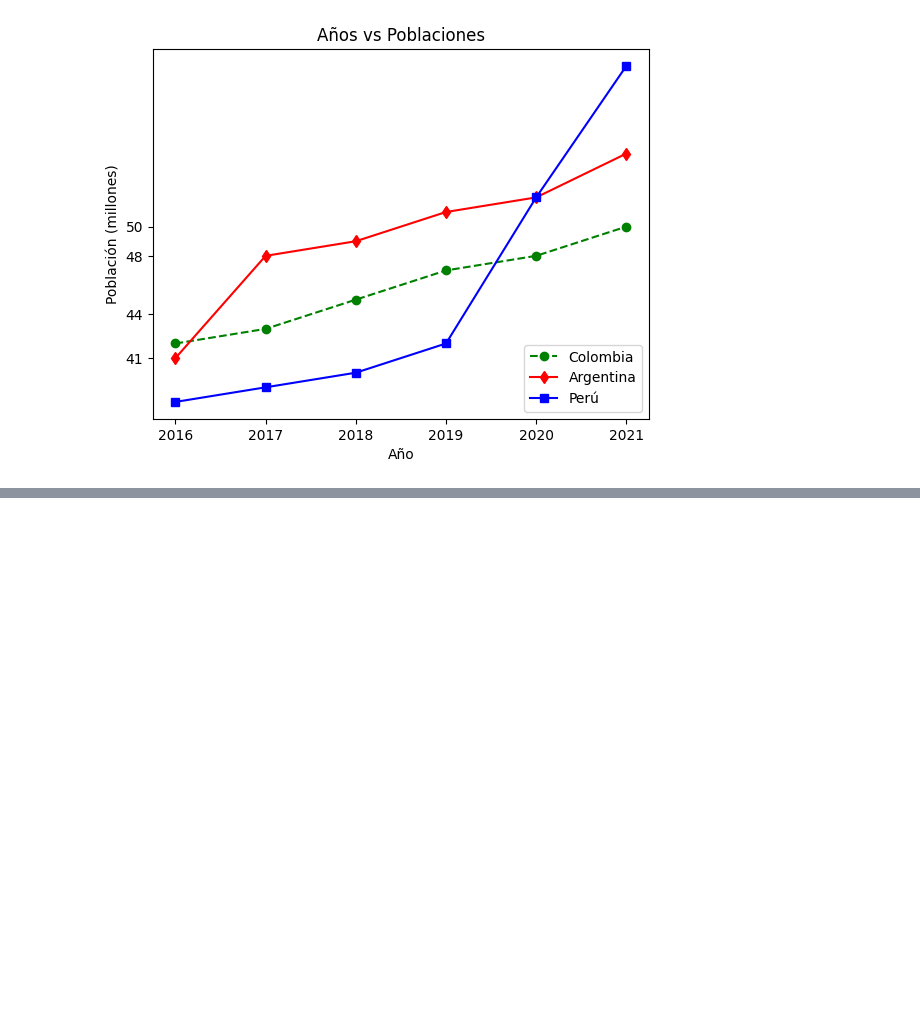
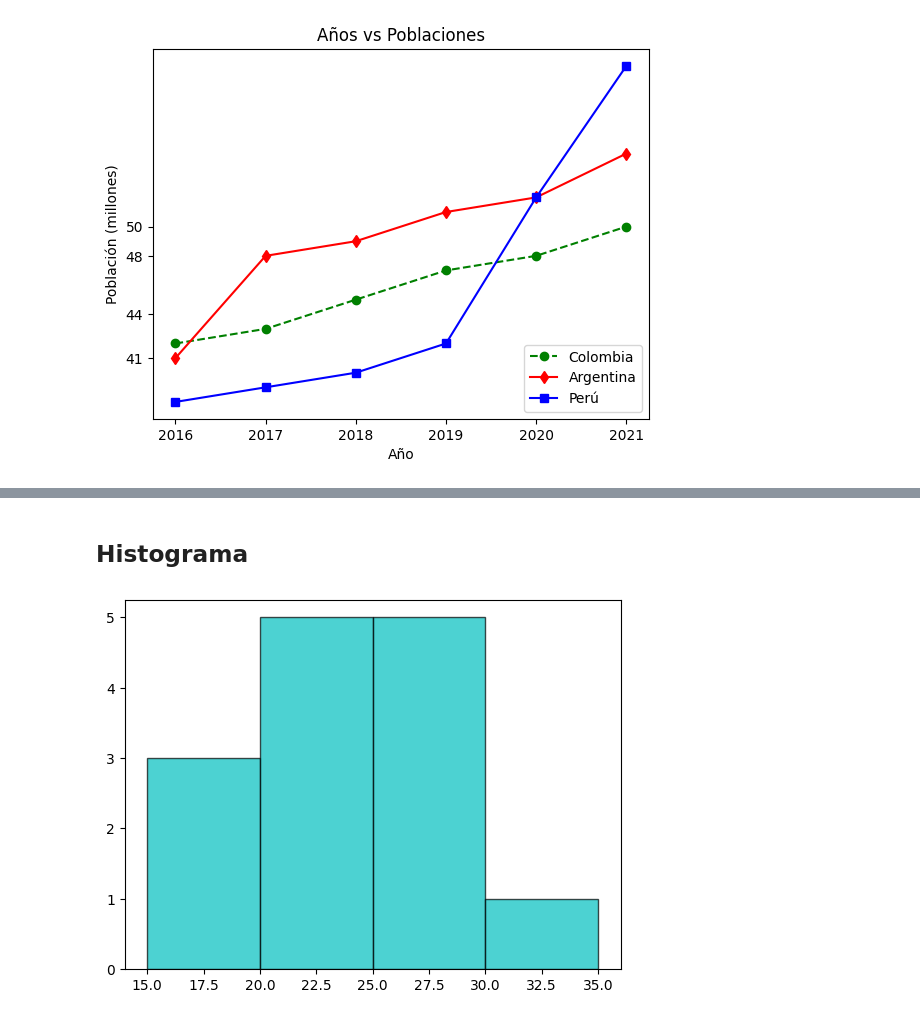
Before and after one commit to juan33344/MatrizVectores, a Jupyter notebook: MahtFlowt/introduccionMhatFlow.ipynb, the cells around one changed output, grey strips where cells are left out. Cells and saved outputs as stored; diff of their text form; code cells hidden in the pictures; blank space fills up the shorter version.

```diff
--- a/MahtFlowt/introduccionMhatFlow.ipynb
+++ b/MahtFlowt/introduccionMhatFlow.ipynb
@@ -51,0 +84,10 @@ plt.show()
+# %% [markdown]
+## Histograma
+# %%
+edades = [15, 16, 17, 20, 21, 22, 23, 24, 25, 26, 27, 28, 29, 33, 37, 39]
+bies = [15, 20, 25, 30, 35] # intervalos de las barras
+
+plt.hist(edades, bins=bies, color='c', edgecolor='black', alpha=0.7)
+plt.show()
+# %% [output]
+[figure, added]
```
Also changed, not shown: parts of 10 cells of this notebook, 4 other files.
